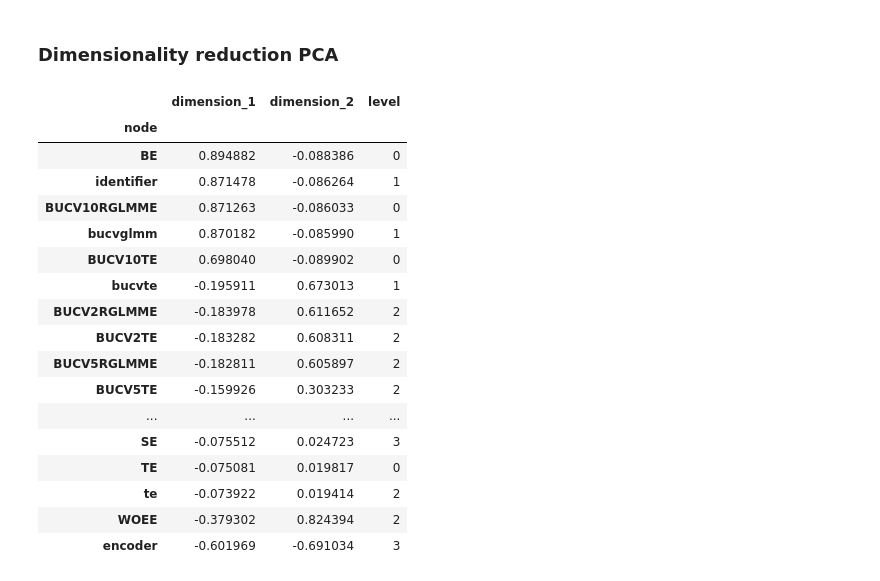
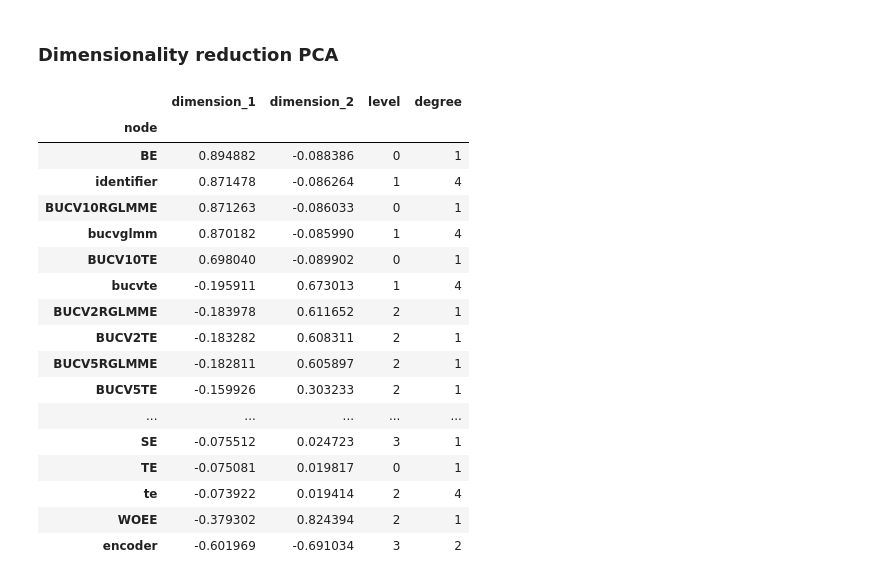
Before and after one commit to nina-prog/meta-learning-for-encoder-selection, a Jupyter notebook: notebooks/week09/week09-encoding-of-encoders.ipynb, the cells around one changed output. Saved outputs shown, nothing was run; the diff lists cells and outputs as text; code cells hidden in the pictures.

```diff
--- a/notebooks/week09/week09-encoding-of-encoders.ipynb
+++ b/notebooks/week09/week09-encoding-of-encoders.ipynb
@@ -117,3 +119,9 @@ Node: TE, Level: 0
 Node: te, Level: 2
 Node: WOEE, Level: 2
 Node: encoder, Level: 3
+# %%
+# Print the degree for all nodes and make mapping dict
+degree_dict = {}
+for node in G.nodes:
+    print(f"Node: {node}, Degree: {G.degree(node)}")
+    degree_dict[node] = G.degree(node)
@@ -279,28 +323,29 @@ pca = PCA(n_components=2, random_state=7)
 embeddings_2d_pca = pca.fit_transform(embeddings_df.values)
 embeddings_2d_df_pca = pd.DataFrame(embeddings_2d_pca, index=embeddings_df.index, columns=['dimension_1', 'dimension_2'])
 # %%
-# Add hierarchical level as a column to the dataframe where node names are the index
+# Add hierarchical level and degree as a column to the dataframe where node names are the index
 embeddings_2d_df_pca['level'] = nx.get_node_attributes(G, 'hierarchical_level').values()
+embeddings_2d_df_pca['degree'] = pd.Series(degree_dict)
 embeddings_2d_df_pca
 # %% [output]
-|  | dimension_1 | dimension_2 | level |
-| node |  |  |  |
-| BE | 0.894882 | -0.088386 | 0 |
-| identifier | 0.871478 | -0.086264 | 1 |
-| BUCV10RGLMME | 0.871263 | -0.086033 | 0 |
-| bucvglmm | 0.870182 | -0.085990 | 1 |
-| BUCV10TE | 0.698040 | -0.089902 | 0 |
-| bucvte | -0.195911 | 0.673013 | 1 |
-| BUCV2RGLMME | -0.183978 | 0.611652 | 2 |
-| BUCV2TE | -0.183282 | 0.608311 | 2 |
-| BUCV5RGLMME | -0.182811 | 0.605897 | 2 |
-| BUCV5TE | -0.159926 | 0.303233 | 2 |
-| ... | ... | ... | ... |
-| SE | -0.075512 | 0.024723 | 3 |
-| TE | -0.075081 | 0.019817 | 0 |
-| te | -0.073922 | 0.019414 | 2 |
-| WOEE | -0.379302 | 0.824394 | 2 |
-| encoder | -0.601969 | -0.691034 | 3 |
+|  | dimension_1 | dimension_2 | level | degree |
+| node |  |  |  |  |
+| BE | 0.894882 | -0.088386 | 0 | 1 |
+| identifier | 0.871478 | -0.086264 | 1 | 4 |
+| BUCV10RGLMME | 0.871263 | -0.086033 | 0 | 1 |
+| bucvglmm | 0.870182 | -0.085990 | 1 | 4 |
+| BUCV10TE | 0.698040 | -0.089902 | 0 | 1 |
+| bucvte | -0.195911 | 0.673013 | 1 | 4 |
+| BUCV2RGLMME | -0.183978 | 0.611652 | 2 | 1 |
+| BUCV2TE | -0.183282 | 0.608311 | 2 | 1 |
+| BUCV5RGLMME | -0.182811 | 0.605897 | 2 | 1 |
+| BUCV5TE | -0.159926 | 0.303233 | 2 | 1 |
+| ... | ... | ... | ... | ... |
+| SE | -0.075512 | 0.024723 | 3 | 1 |
+| TE | -0.075081 | 0.019817 | 0 | 1 |
+| te | -0.073922 | 0.019414 | 2 | 4 |
+| WOEE | -0.379302 | 0.824394 | 2 | 1 |
+| encoder | -0.601969 | -0.691034 | 3 | 2 |
 # %%
 plot_embeddigs(levels=[0, 1, 2, 3, 4], data=embeddings_2d_df_pca, subtitle='\n'+'with 2D Dimensionality Reduction (PCA)')
 # %% [output]
```
Also changed, not shown: parts of 12 cells of this notebook.
